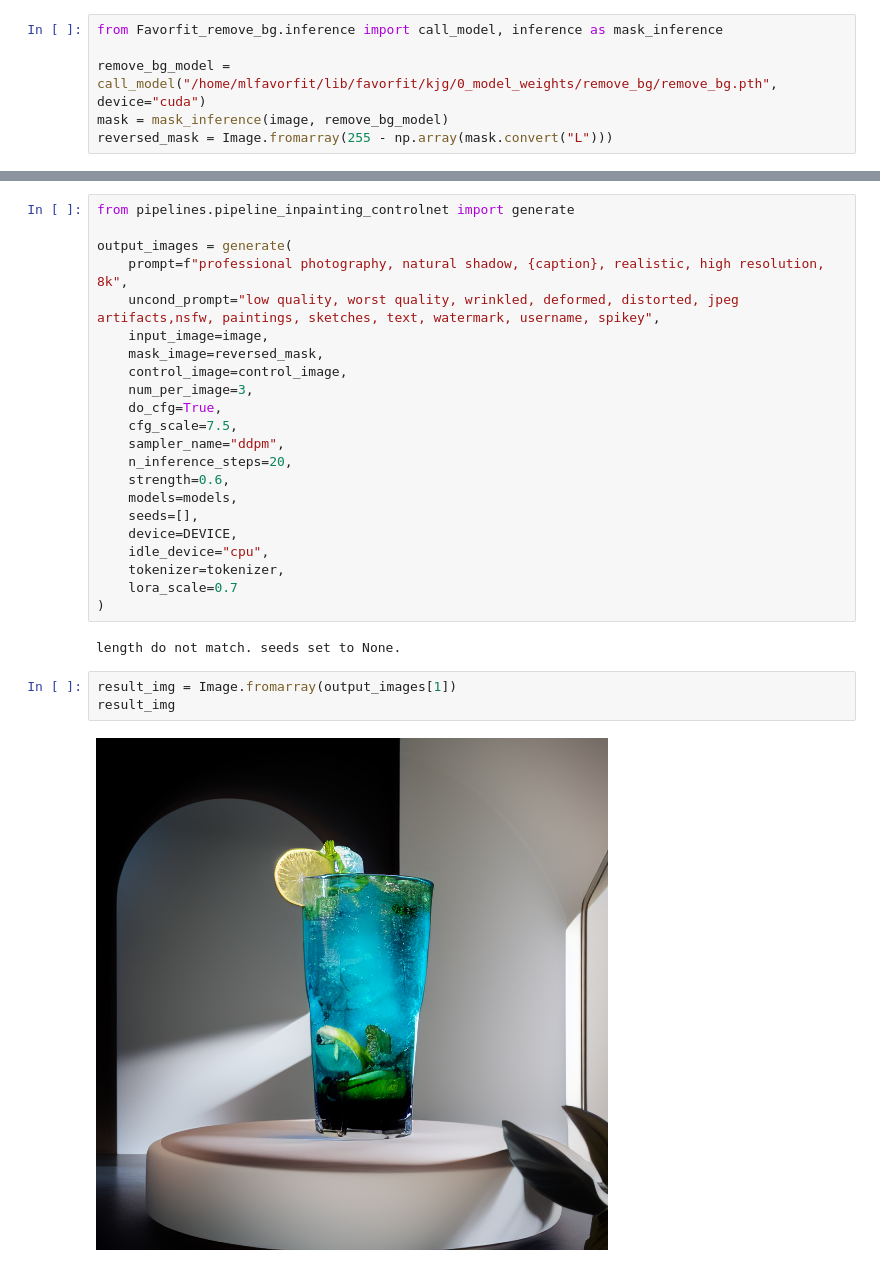
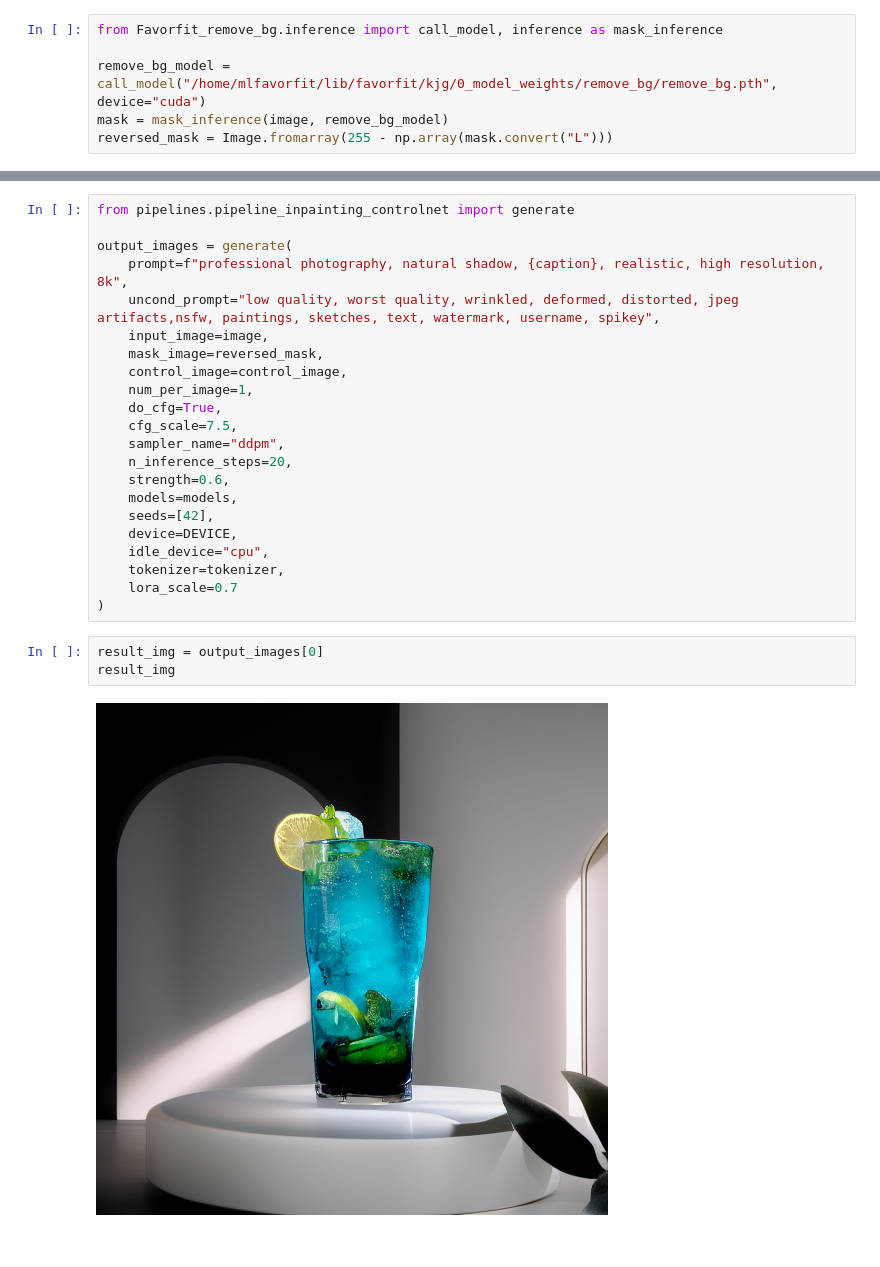
Before and after one commit to MiddleKD/Favorfit_diffusion, a Jupyter notebook: favorfit_demo.ipynb, the cells around one changed output, grey strips where cells are left out. Saved outputs shown, nothing was run; the diff lists cells and outputs as text.

```diff
--- a/favorfit_demo.ipynb
+++ b/favorfit_demo.ipynb
@@ -204,23 +208,21 @@ output_images = generate(
     input_image=image,
     mask_image=reversed_mask,
     control_image=control_image,
-    num_per_image=3,
+    num_per_image=1,
     do_cfg=True,
     cfg_scale=7.5,
     sampler_name="ddpm",
     n_inference_steps=20,
     strength=0.6,
     models=models,
-    seeds=[],
+    seeds=[42],
     device=DEVICE,
     idle_device="cpu",
     tokenizer=tokenizer,
     lora_scale=0.7
 )
-# %% [output]
-length do not match. seeds set to None.
 # %%
-result_img = Image.fromarray(output_images[1])
+result_img = output_images[0]
 result_img
 # %% [output]
-[figure, old version]
+[figure, new version]
```
Also changed, not shown: parts of 7 cells of this notebook, 10 other files.
